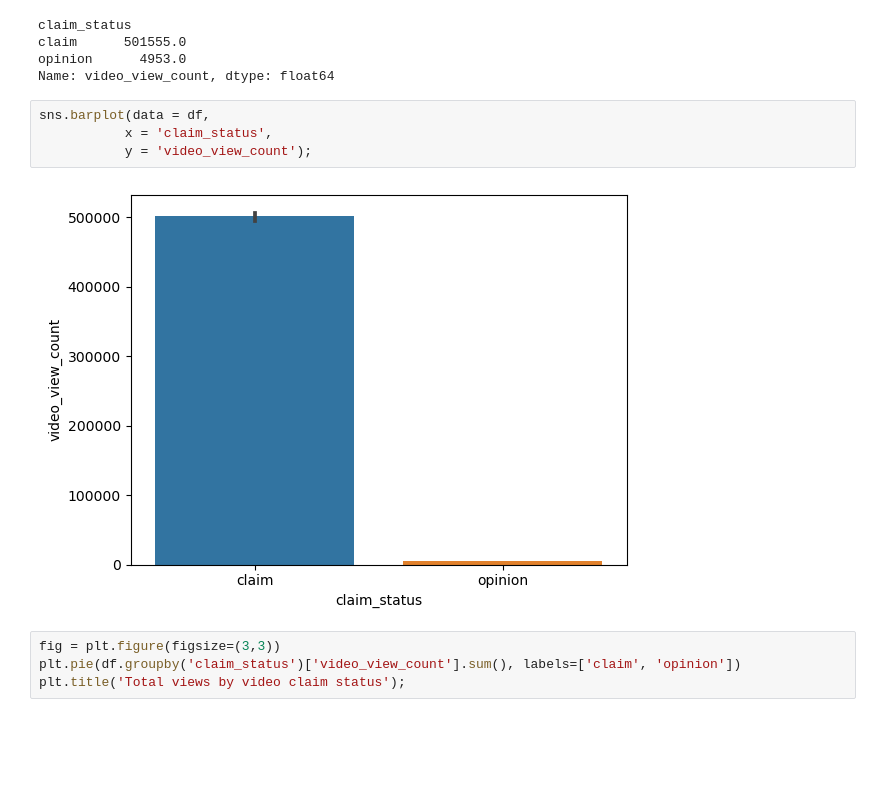
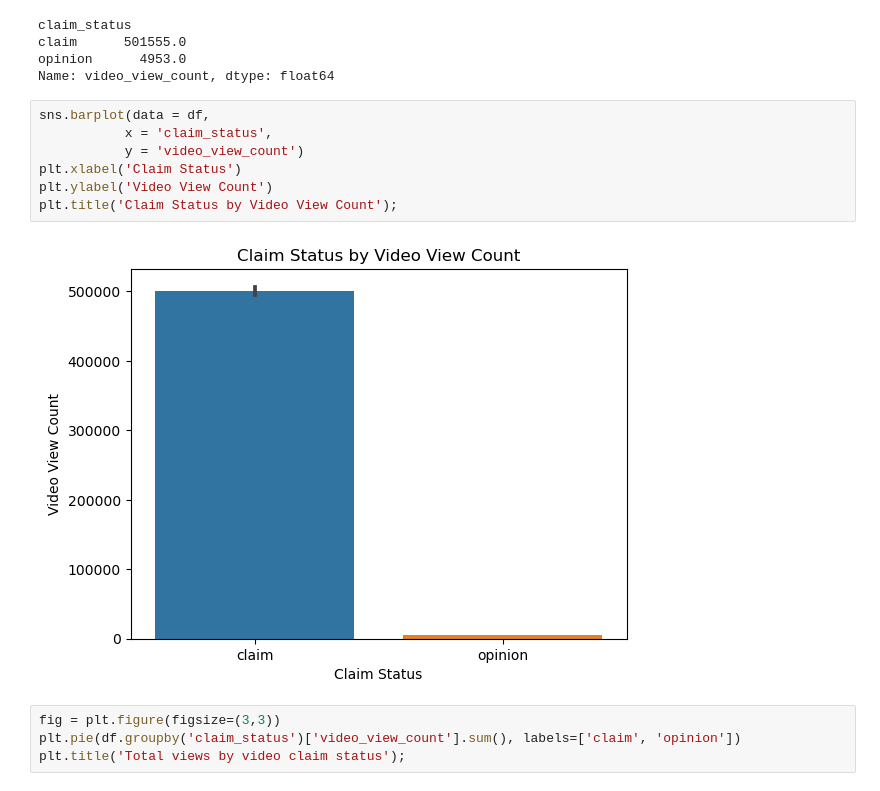
Before and after one commit to alishanstyles/Projects, a Jupyter notebook: Documents/coding-temple/Tik Tok Data Analysis/Untitled.ipynb, the cells around one changed output. Saved outputs shown, nothing was run; the diff lists cells and outputs as text; blank space fills up the shorter version.

```diff
--- a/Documents/coding-temple/Tik Tok Data Analysis/Untitled.ipynb
+++ b/Documents/coding-temple/Tik Tok Data Analysis/Untitled.ipynb
@@ -244,9 +250,12 @@ Name: video_view_count, dtype: float64
 # %%
 sns.barplot(data = df,
            x = 'claim_status',
-           y = 'video_view_count');
+           y = 'video_view_count')
+plt.xlabel('Claim Status')
+plt.ylabel('Video View Count')
+plt.title('Claim Status by Video View Count');
 # %% [output]
-[figure, old version]
+[figure, new version]
 # %%
 fig = plt.figure(figsize=(3,3))
 plt.pie(df.groupby('claim_status')['video_view_count'].sum(), labels=['claim', 'opinion'])
```
Also changed, not shown: parts of 4 cells of this notebook.
